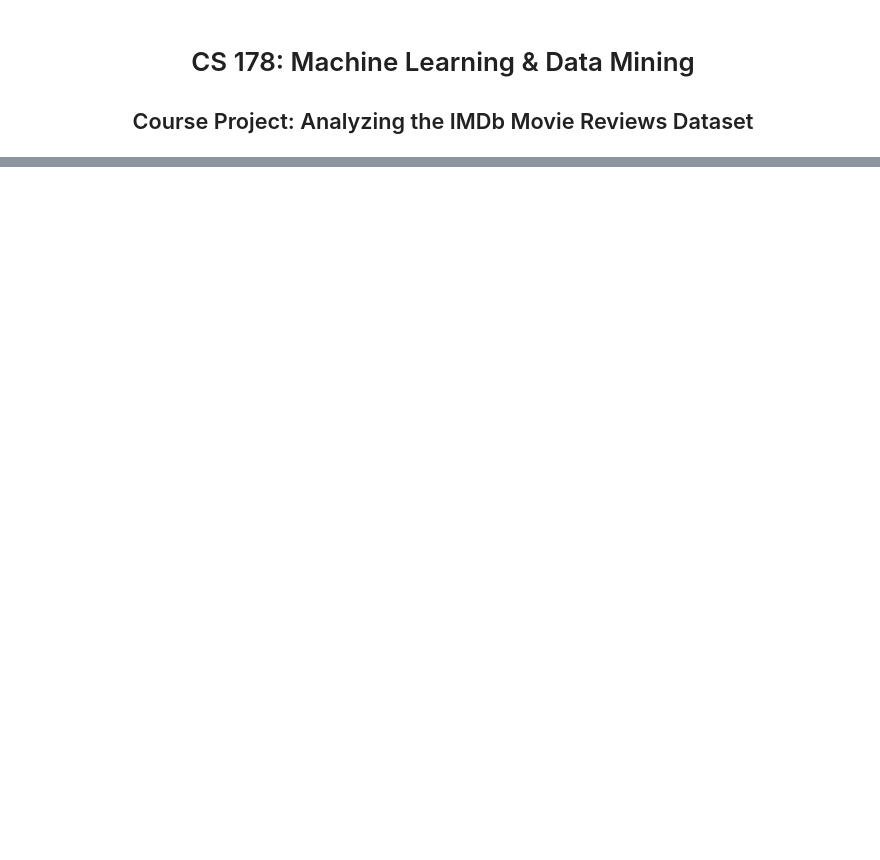
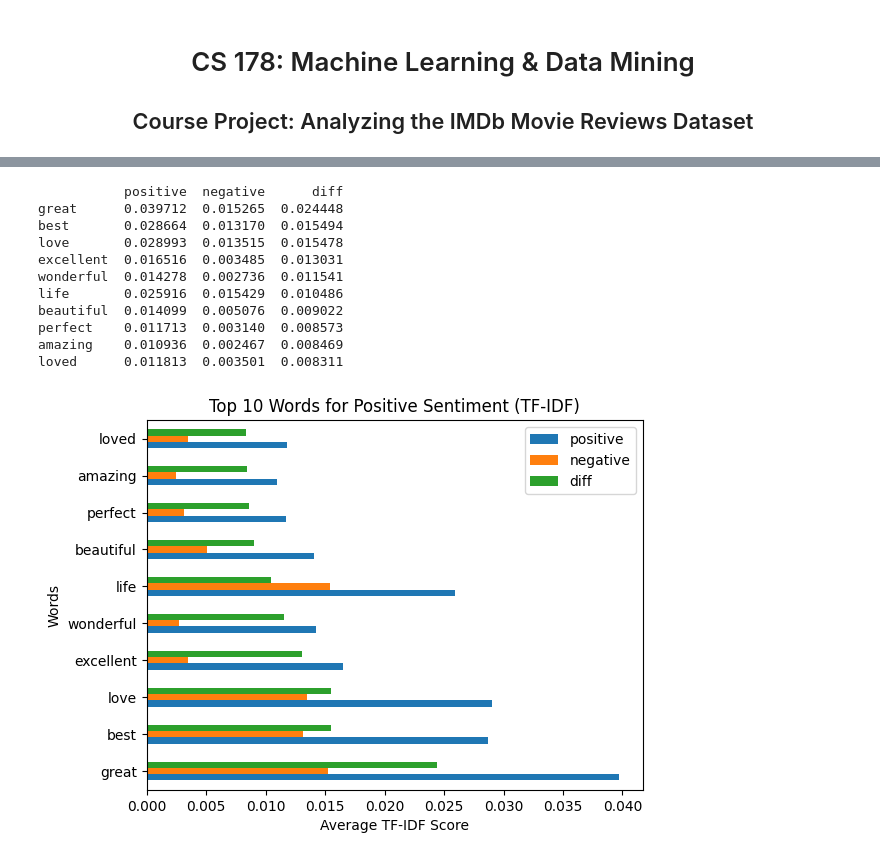
Before and after one commit to MiaNguyen912/cs178-IMDb-movie-reviews-classification--final-project-, a Jupyter notebook: IMDb_Movie_Reviews.ipynb, the cells around one changed output, grey strips where cells are left out. Saved outputs shown, nothing was run; the diff lists cells and outputs as text; code cells hidden in the pictures; blank space fills up the shorter version.

```diff
--- a/IMDb_Movie_Reviews.ipynb
+++ b/IMDb_Movie_Reviews.ipynb
@@ -131,0 +254,52 @@ review_word_count_histgram(vectorized_X_train)
+# %%
+# Convert y_train to a numpy array (if it's a pandas Series)
+y_train = np.array(y_train)
+
+# create boolean masks for positive/negative reviews
+positive_mask = y_train == 1
+negative_mask = y_train == 0
+
+# Index the sparse matrix using the boolean masks
+positive_reviews_tfidf = X_train_vectorized[positive_mask]
+negative_reviews_tfidf = X_train_vectorized[negative_mask]
+
+# Get the average TF-IDF score for each word (feature) in positive and negative reviews
+positive_avg_tfidf = np.array(positive_reviews_tfidf.mean(axis=0)).flatten()
+negative_avg_tfidf = np.array(negative_reviews_tfidf.mean(axis=0)).flatten()
+
+# Get the feature names (words)
+words = vectorizer.get_feature_names_out()
+
+# Create DataFrames to compare positive and negative TF-IDF scores
+df_positive = pd.DataFrame(positive_avg_tfidf, index=words, columns=['positive'])
+df_negative = pd.DataFrame(negative_avg_tfidf, index=words, columns=['negative'])
+
+# Merge DataFrames to compare positive vs negative sentiment
+df_comparison = pd.concat([df_positive, df_negative], axis=1)
+
+# Calculate the difference in TF-IDF scores between positive and negative reviews
+df_comparison['diff'] = df_comparison['positive'] - df_comparison['negative']
+
+# Sort the DataFrame by the difference to find the most important words for positive sentiment
+df_comparison = df_comparison.sort_values(by='diff', ascending=False)
+print(df_comparison.head(10))
+
+# Plot the top 10 most important words for positive sentiment
+df_comparison.head(10).plot(kind='barh')
+plt.title('Top 10 Important Words for Positive Sentiment (TF-IDF)')
+plt.xlabel('Average TF-IDF Score')
+plt.ylabel('Words')
+plt.show()
+# %% [output]
+           positive  negative      diff
+great      0.039712  0.015265  0.024448
+best       0.028664  0.013170  0.015494
+love       0.028993  0.013515  0.015478
+excellent  0.016516  0.003485  0.013031
+wonderful  0.014278  0.002736  0.011541
+life       0.025916  0.015429  0.010486
+beautiful  0.014099  0.005076  0.009022
+perfect    0.011713  0.003140  0.008573
+amazing    0.010936  0.002467  0.008469
+loved      0.011813  0.003501  0.008311
+[figure, added]
```
Also changed, not shown: parts of 23 cells of this notebook.
